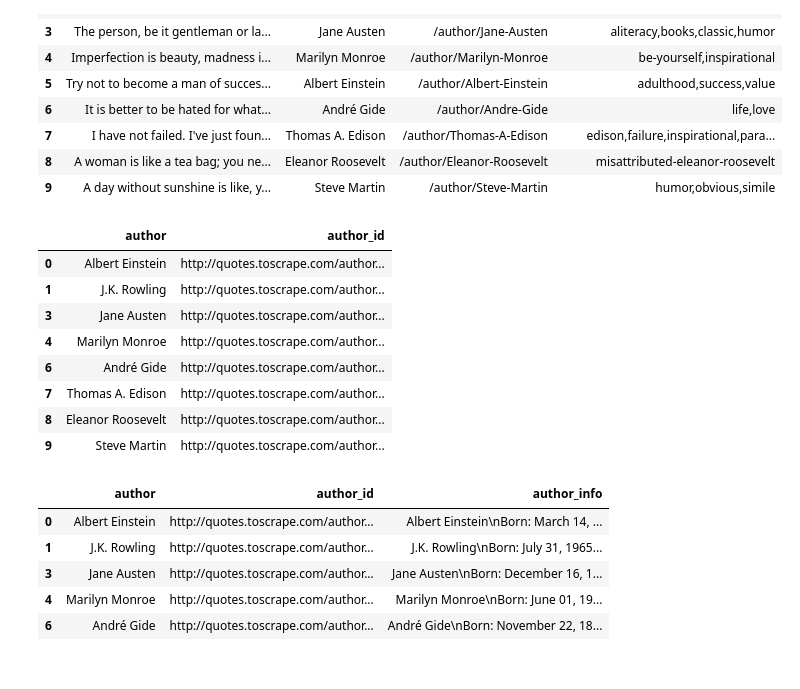
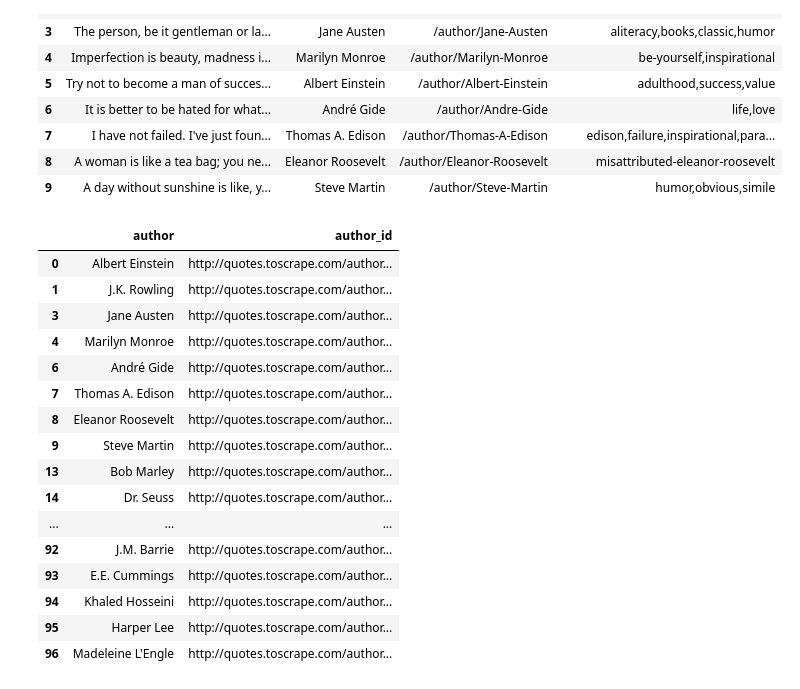
Before and after one commit to Anurag180203/jupyter_notebooks, a Jupyter notebook: web scrapping/scrapping1.ipynb, the cells around one changed output. Cells and saved outputs as stored; diff of their text form; code cells hidden in the pictures.

```diff
--- a/web scrapping/scrapping1.ipynb
+++ b/web scrapping/scrapping1.ipynb
@@ -124,20 +144,28 @@ df.to_csv('quotes.csv',index=False)
 # %%
 author_df = pd.read_csv('quotes.csv')
 del author_df['quote']
 del author_df['tags']
 author_df = author_df.drop_duplicates()
-author_df['author_id'] = link[:-1] + author_df['author_id']
+author_df['author_id'] = 'http://quotes.toscrape.com/'[:-1] + author_df['author_id']
 author_df
 # %% [output]
 |  | author | author_id |
 | 0 | Albert Einstein | http://quotes.toscrape.com/author... |
 | 1 | J.K. Rowling | http://quotes.toscrape.com/author... |
 | 3 | Jane Austen | http://quotes.toscrape.com/author... |
 | 4 | Marilyn Monroe | http://quotes.toscrape.com/author... |
 | 6 | André Gide | http://quotes.toscrape.com/author... |
 | 7 | Thomas A. Edison | http://quotes.toscrape.com/author... |
 | 8 | Eleanor Roosevelt | http://quotes.toscrape.com/author... |
 | 9 | Steve Martin | http://quotes.toscrape.com/author... |
+| 13 | Bob Marley | http://quotes.toscrape.com/author... |
+| 14 | Dr. Seuss | http://quotes.toscrape.com/author... |
+| ... | ... | ... |
+| 92 | J.M. Barrie | http://quotes.toscrape.com/author... |
+| 93 | E.E. Cummings | http://quotes.toscrape.com/author... |
+| 94 | Khaled Hosseini | http://quotes.toscrape.com/author... |
+| 95 | Harper Lee | http://quotes.toscrape.com/author... |
+| 96 | Madeleine L'Engle | http://quotes.toscrape.com/author... |
 # %%
 data = []
 for author in tqdm(author_df.values):
@@ -152,11 +180,4 @@ for author in tqdm(author_df.values):
     fd.close()
 # %%
 author_df['author_info'] = data
-author_df.head()
+author_df.to_csv('author_info.csv',index=False)
-# %% [output]
-|  | author | author_id | author_info |
-| 0 | Albert Einstein | http://quotes.toscrape.com/author... | Albert Einstein\nBorn: March 14, ... |
-| 1 | J.K. Rowling | http://quotes.toscrape.com/author... | J.K. Rowling\nBorn: July 31, 1965... |
-| 3 | Jane Austen | http://quotes.toscrape.com/author... | Jane Austen\nBorn: December 16, 1... |
-| 4 | Marilyn Monroe | http://quotes.toscrape.com/author... | Marilyn Monroe\nBorn: June 01, 19... |
-| 6 | André Gide | http://quotes.toscrape.com/author... | André Gide\nBorn: November 22, 18... |
```
Also changed, not shown: parts of 5 cells of this notebook, 52 other files.
